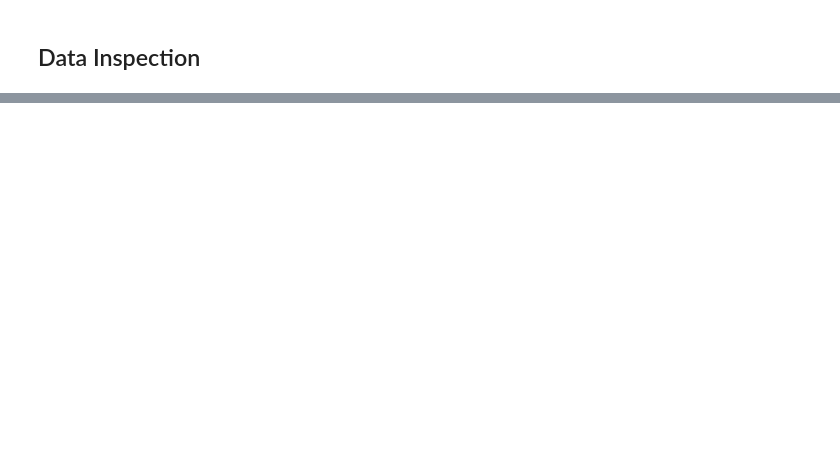
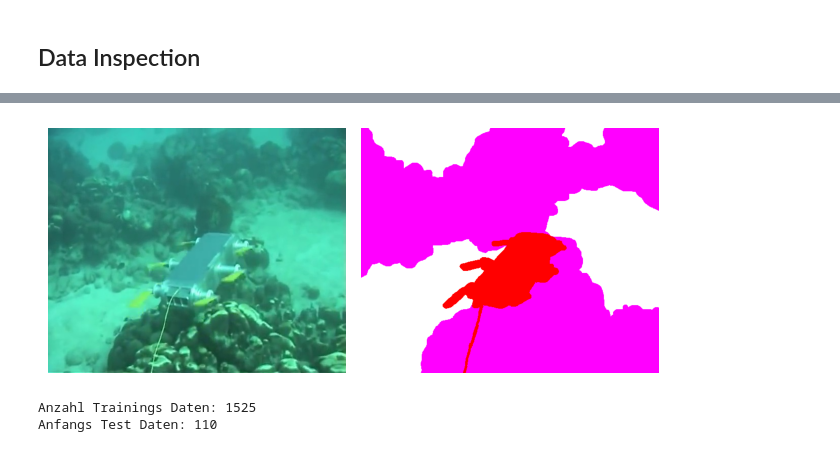
Before and after one commit to hoangviet-nguyen/bveri-abschluss-projekt, a Jupyter notebook: projekt.ipynb, the cells around one changed output, grey strips where cells are left out. Saved outputs shown, nothing was run; the diff lists cells and outputs as text; code cells hidden in the pictures; blank space fills up the shorter version.

```diff
--- a/projekt.ipynb
+++ b/projekt.ipynb
@@ -22,0 +17,15 @@ ModuleNotFoundError: No module named 'google'
+# %%
+try:
+    from google.colab import drive
+    import sys
+
+    DATA_PATH = "/content/drive"
+    drive.mount(DATA_PATH)
+    sys.path.append("/content/drive/MyDrive/Bveri-Abschluss")
+    DATA_PATH = DATA_PATH + "/MyDrive/Bveri-Abschluss/workspace/code/data"
+    IN_COLAB = True
+    %pip install torchinfo torchshow -q matplotlib
+except ImportError:
+    IN_COLAB = False
+    DATA_PATH = "./workspace/code/data"
+    print("Not running on Google Colab")
@@ -50,6 +91,4 @@ Using device: cpu
 # %%
-DATA_PATH = Path("./workspace/code/data")
-
 if not os.path.exists(DATA_PATH):
     os.makedirs(DATA_PATH)
     SuimSet.download(DATA_PATH)
@@ -417,0 +141,30 @@ ts.show(label_images)
+# %%
+train_path = DATA_PATH + "/train_val/train_val"
+norm_img = Image.open(train_path + "/images/d_r_1_.jpg")
+norm_img = np.array(norm_img)
+
+label_img = Image.open(train_path + "/masks/d_r_1_.bmp")
+label_img = np.array(label_img) / 255
+imgs = [norm_img, label_img]
+
+fig, axs = plt.subplots(ncols=2)
+for img, ax in zip(imgs, axs.flatten()):
+    ax.imshow(img)
+    ax.axis("off")
+
+plt.tight_layout()
+plt.show();
+# %% [output]
+[figure, added]
+# %%
+train_path = Path(train_path)
+test_path = Path(DATA_PATH).joinpath("TEST/TEST")
+
+ds_train = SuimDataSet(root_path=train_path)
+ds_test = SuimDataSet(root_path=test_path)
+
+print(f"Anzahl Trainings Daten: {len(ds_train)}")
+print(f"Anfangs Test Daten: {len(ds_test)}")
+# %% [output]
+Anzahl Trainings Daten: 1525
+Anfangs Test Daten: 110
```
Also changed, not shown: parts of 43 cells of this notebook, 11 other files.
